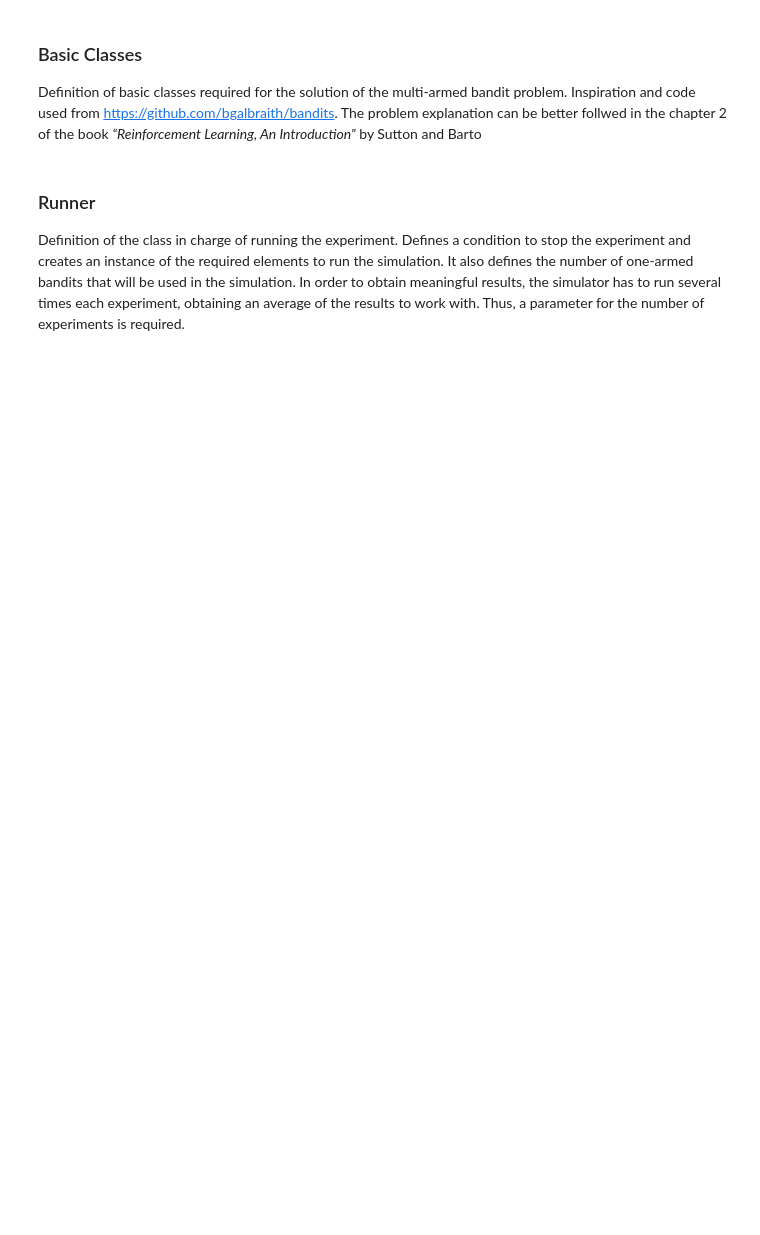
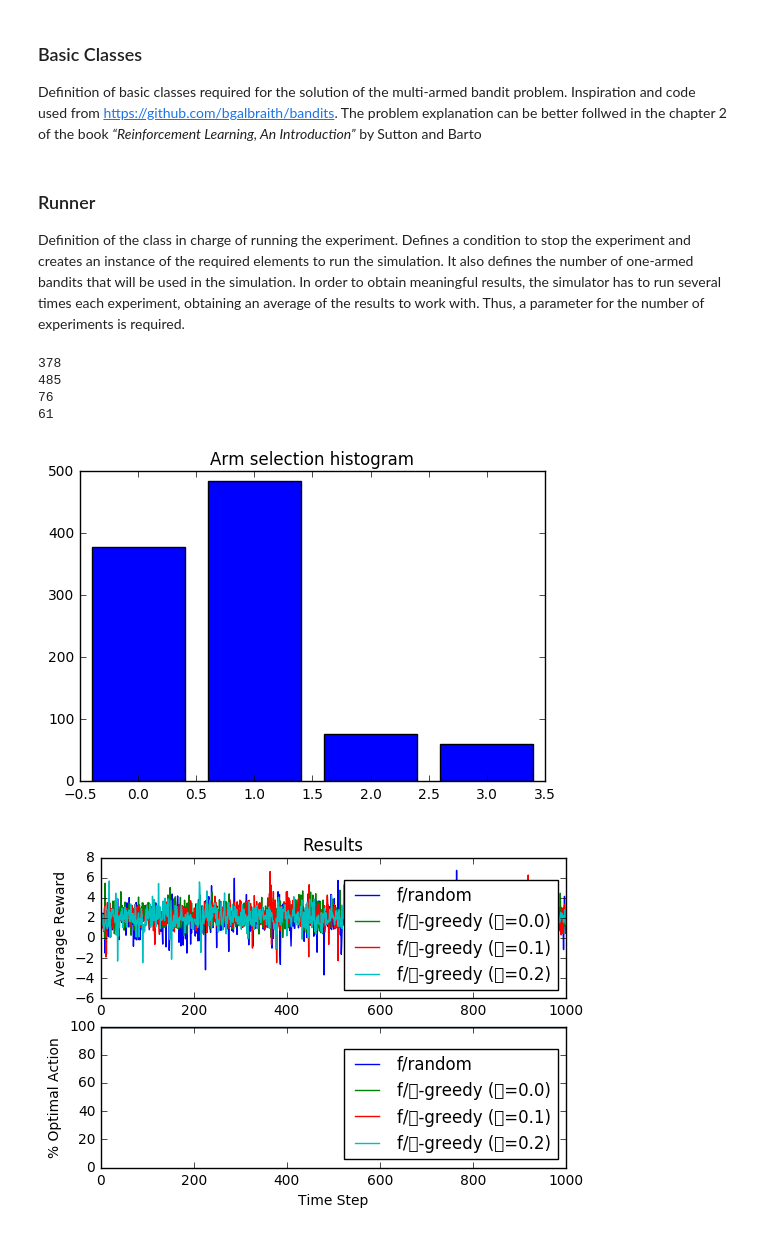
Before and after one commit to fabioanh/multi-armed-bandit, a Jupyter notebook: multi-armed-bandit.ipynb, the cells around one changed output. Saved outputs shown, nothing was run; the diff lists cells and outputs as text; code cells hidden in the pictures; blank space fills up the shorter version.

```diff
--- a/multi-armed-bandit.ipynb
+++ b/multi-armed-bandit.ipynb
@@ -248,2 +267,37 @@ class Simulator(object):
         plt.show()
+# %%
+import copy
+
+arms = [GaussianArm(2.3, 0.9),
+        GaussianArm(2.1, 0.6),
+        GaussianArm(1.5, 0.4),
+        GaussianArm(1.3, 2.0)]
+
+agents = [Agent(MultiArmedBanditt(arms), RandomPolicy()),
+          Agent(MultiArmedBanditt(copy.deepcopy(arms)), EpsilonGreedyPolicy(0.0)),
+          Agent(MultiArmedBanditt(copy.deepcopy(arms)), EpsilonGreedyPolicy(0.1)),
+          Agent(MultiArmedBanditt(copy.deepcopy(arms)), EpsilonGreedyPolicy(0.2))]
+#agents[3] = Agent(MultiArmedBanditt(arms), SoftmaxPolicy(1.0))
+#agents[4] = Agent(MultiArmedBanditt(arms), SoftmaxPolicy(0.1))
+
+iterations = 1000
+experiments = 1
+
+simulator = Simulator(agents, iterations, experiments)
+simulator.run()
+simulator.plot_agents_results()
+
+# 1- Figure out what the gamma parameter is, if it is required
+# 2- Understand the Agent.observe() method
+# 3- Implement the loop to make the agent run the iterations
+# 4- Find the way to store each of the actions taken by the arms, besides the optimal save the picked arm history
+#    Consider using two histories, one for the agent and one for each arm, saving the number of the iteration
+#    and the value obtained
+# %% [output]
+378
+485
+76
+61
+[figure, added]
+[figure, added]
 # %%
```
Also changed, not shown: parts of 4 cells of this notebook.
